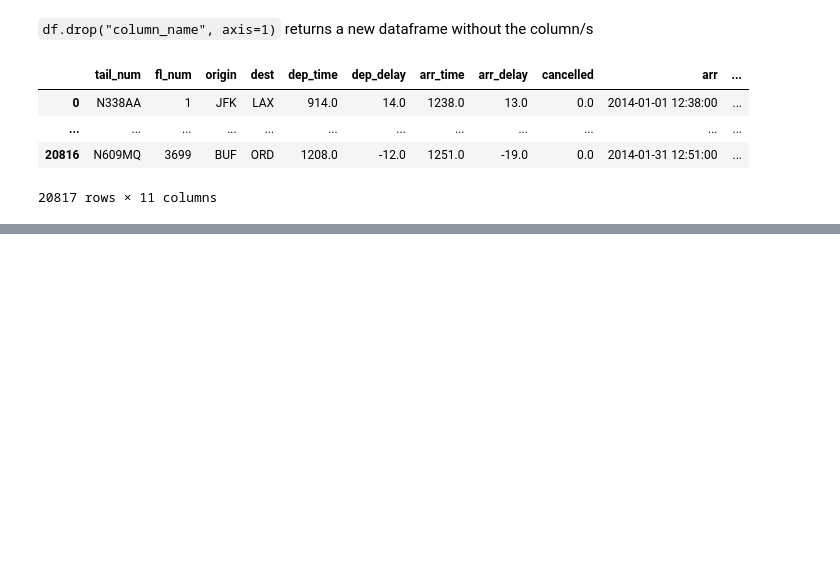
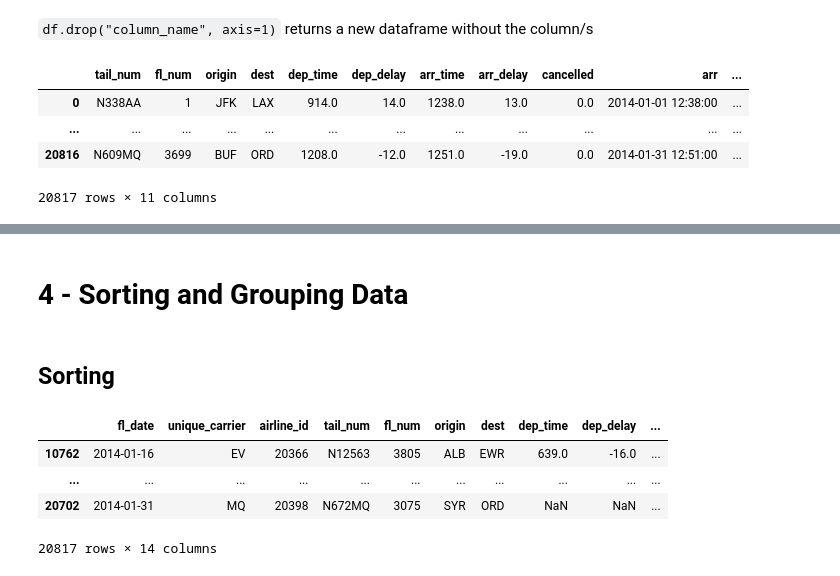
Before and after one commit to marksibrahim/recipes, a Jupyter notebook: modern-pandas/modern-pandas.ipynb, the cells around one changed output, grey strips where cells are left out. Drawn from its saved outputs; the diff is of its cells as text; code cells hidden in the pictures; blank space fills up the shorter version.

```diff
--- a/modern-pandas/modern-pandas.ipynb
+++ b/modern-pandas/modern-pandas.ipynb
@@ -77,0 +172,12 @@ flights.drop(["fl_date", "unique_carrier", "airline_id"], axis=1)
+# %% [markdown]
+# 4 - Sorting and Grouping Data
+# %% [markdown]
+## Sorting
+# %%
+flights.sort_values(by=["origin", "dep_delay"])
+# %% [output]
+|  | fl_date | unique_carrier | airline_id | tail_num | fl_num | origin | dest | dep_time | dep_delay | ... |
+| 10762 | 2014-01-16 | EV | 20366 | N12563 | 3805 | ALB | EWR | 639.0 | -16.0 | ... |
+| ... | ... | ... | ... | ... | ... | ... | ... | ... | ... | ... |
+| 20702 | 2014-01-31 | MQ | 20398 | N672MQ | 3075 | SYR | ORD | NaN | NaN | ... |
+20817 rows × 14 columns
```
Also changed, not shown: parts of 53 cells of this notebook, 2 other files.
